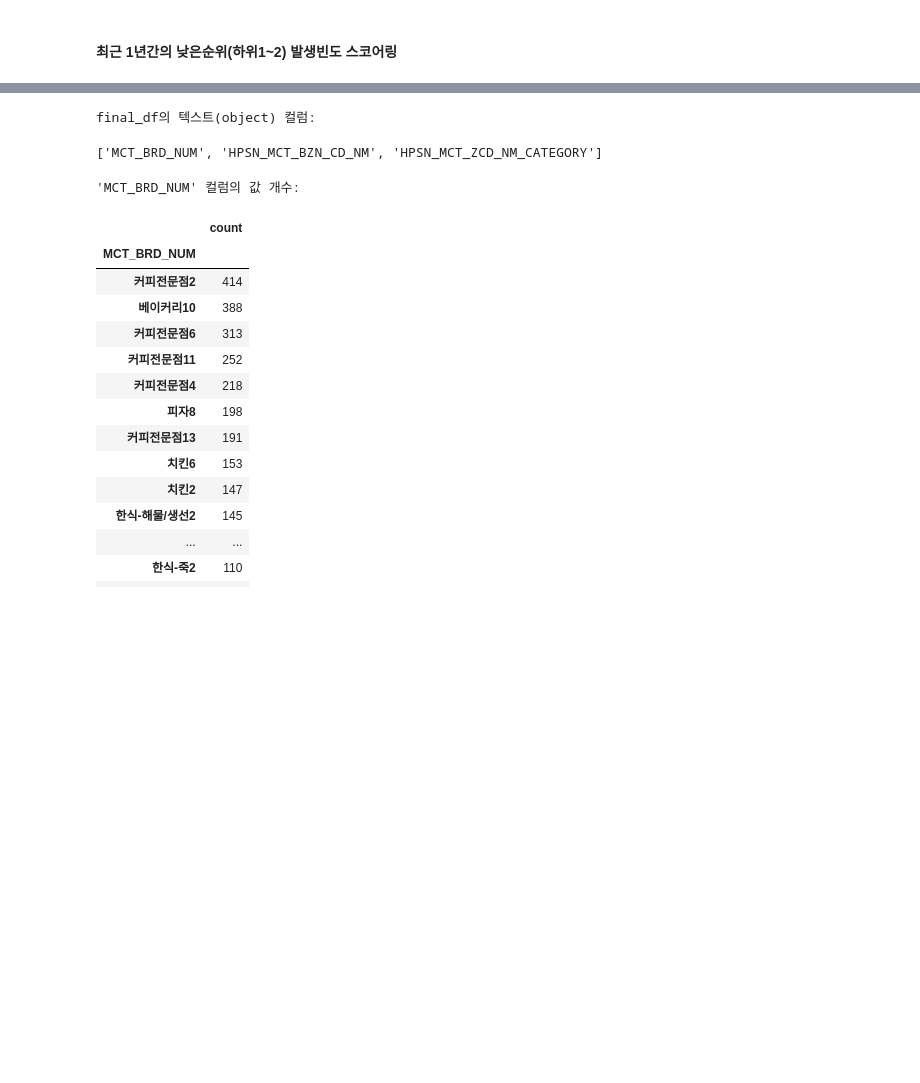
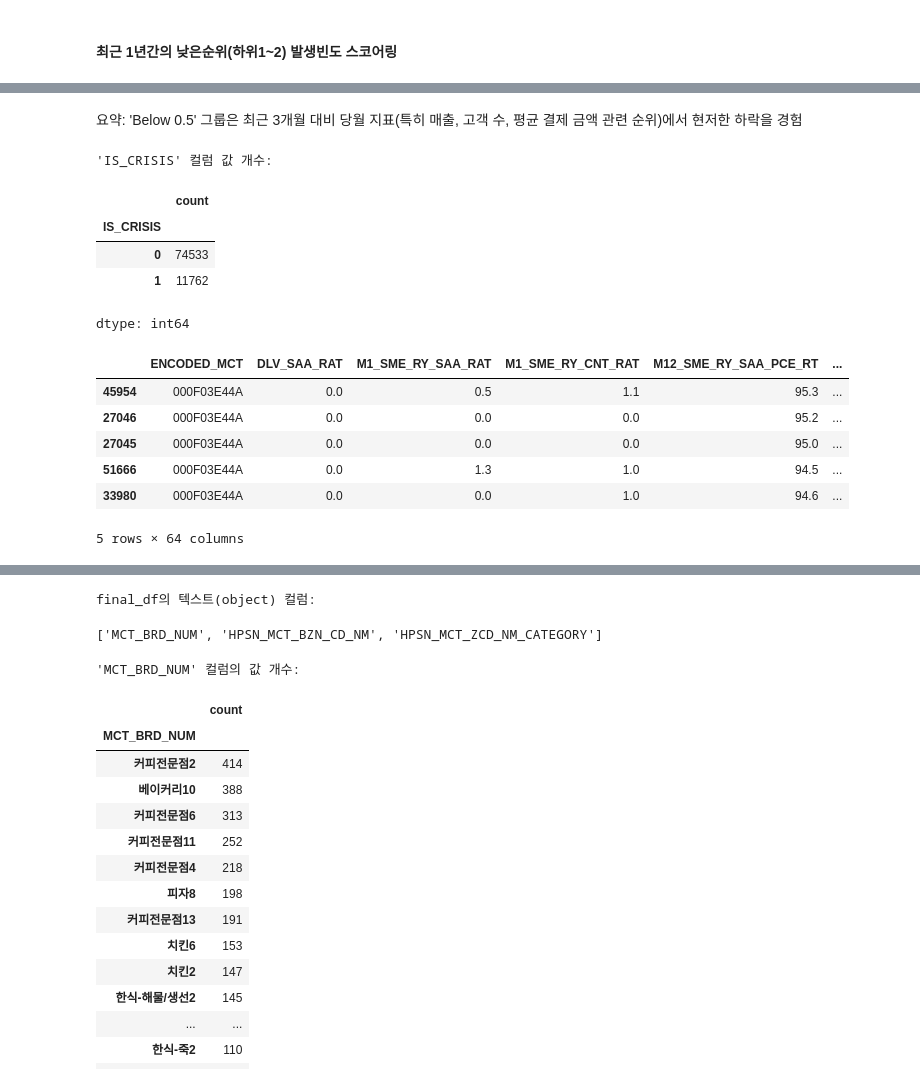
Before and after one commit to milkpotato1000/bigCon_hom, a Jupyter notebook: bigcon_jin3.ipynb, the cells around one changed output, grey strips where cells are left out. Cells and saved outputs as stored; diff of their text form; code cells hidden in the pictures; blank space fills up the shorter version.

```diff
--- a/bigcon_jin3.ipynb
+++ b/bigcon_jin3.ipynb
@@ -1798,0 +2355,37 @@ display(final_df[[col + '_low_rank_freq' for col in columns_for_low_rank_freq]].
+# %% [markdown]
+요약: 'Below 0.5' 그룹은 최근 3개월 대비 당월 지표(특히 매출, 고객 수, 평균 결제 금액 관련 순위)에서 현저한 하락을 경험
+# %%
+# '경영 위기' 정의에 사용할 비율 컬럼 목록
+ratio_cols_for_crisis = [
+    'RC_M1_SAA_mapped_ratio_vs_prev_3m_avg',
+    'RC_M1_TO_UE_CT_mapped_ratio_vs_prev_3m_avg',
+    'RC_M1_UE_CUS_CN_mapped_ratio_vs_prev_3m_avg',
+    'RC_M1_AV_NP_AT_mapped_ratio_vs_prev_3m_avg',
+    'APV_CE_RAT_mapped_ratio_vs_prev_3m_avg'
+]
+
+# 'IS_CRISIS' 타겟 변수 생성
+# 5개 비율 컬럼 중 하나라도 0.5 미만인 경우 '위기' (1), 그렇지 않은 경우 '정상' (0)
+# 결측치는 위기가 아닌 것으로 간주합니다.
+final_df['IS_CRISIS'] = (final_df[ratio_cols_for_crisis] < 0.5).any(axis=1).astype(int)
+
+# 새로 생성된 'IS_CRISIS' 컬럼의 값 개수 확인
+print("'IS_CRISIS' 컬럼 값 개수:")
+display(final_df['IS_CRISIS'].value_counts())
+
+# 'IS_CRISIS' 컬럼이 추가된 데이터프레임의 처음 부분 출력
+display(final_df.head())
+# %% [output]
+'IS_CRISIS' 컬럼 값 개수:
+|  | count |
+| IS_CRISIS |  |
+| 0 | 74533 |
+| 1 | 11762 |
+dtype: int64
+|  | ENCODED_MCT | DLV_SAA_RAT | M1_SME_RY_SAA_RAT | M1_SME_RY_CNT_RAT | M12_SME_RY_SAA_PCE_RT | ... |
+| 45954 | 000F03E44A | 0.0 | 0.5 | 1.1 | 95.3 | ... |
+| 27046 | 000F03E44A | 0.0 | 0.0 | 0.0 | 95.2 | ... |
+| 27045 | 000F03E44A | 0.0 | 0.0 | 0.0 | 95.0 | ... |
+| 51666 | 000F03E44A | 0.0 | 1.3 | 1.0 | 94.5 | ... |
+| 33980 | 000F03E44A | 0.0 | 0.0 | 1.0 | 94.6 | ... |
+5 rows × 64 columns
```
Also changed, not shown: parts of 52 cells of this notebook.
